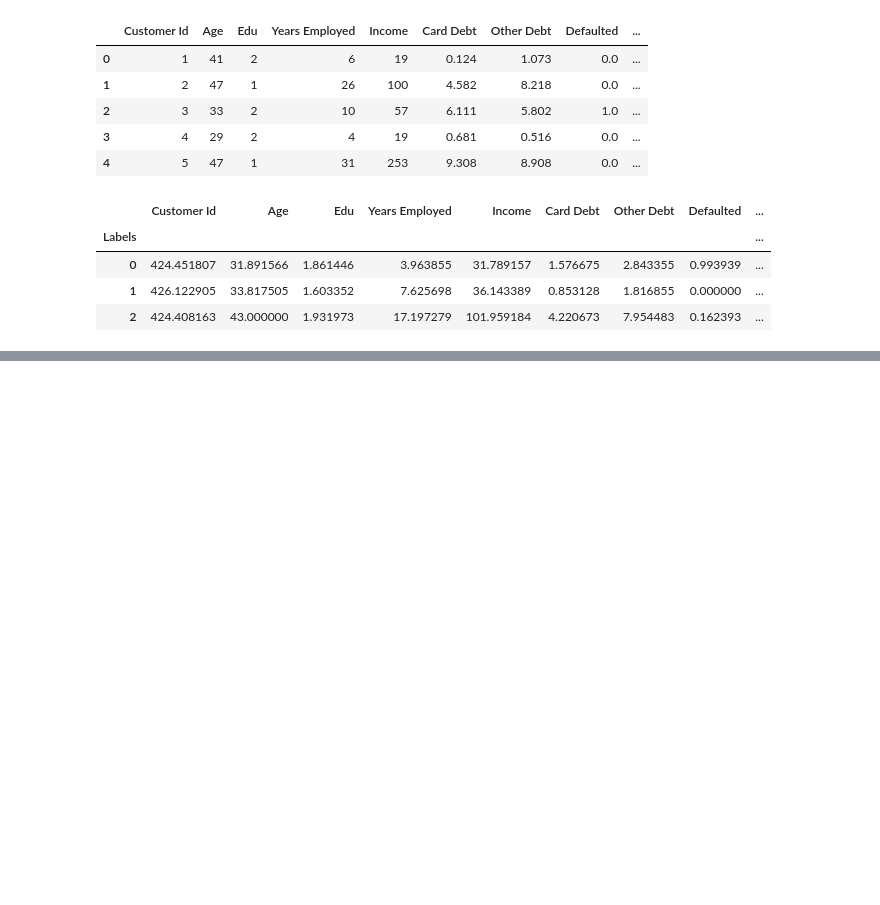
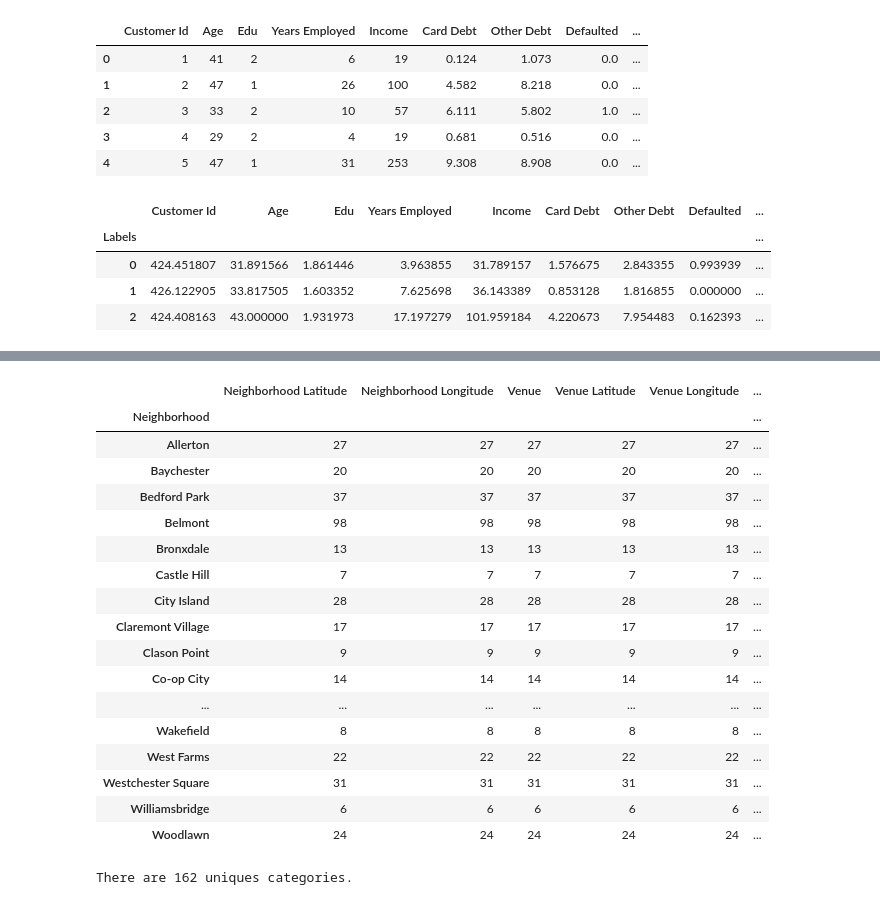
Before and after one commit to Pranjita1/clustering---kmeans, a Jupyter notebook: K_means_clustering.ipynb, the cells around one changed output, grey strips where cells are left out. Drawn from its saved outputs; the diff is of its cells as text; code cells hidden in the pictures; blank space fills up the shorter version.

```diff
--- a/K_means_clustering.ipynb
+++ b/K_means_clustering.ipynb
@@ -225,0 +482,12 @@ cust_df.groupby('Labels').mean()
+# %%
+# function that extracts the category of the venue
+def get_category_type(row):
+    try:
+        categories_list = row['categories']
+    except:
+        categories_list = row['venue.categories']
+
+    if len(categories_list) == 0:
+        return None
+    else:
+        return categories_list[0]['name']
@@ -225,0 +595,25 @@ cust_df.groupby('Labels').mean()
+# %%
+bronx_venues.groupby('Neighborhood').count()
+# %% [output]
+|  | Neighborhood Latitude | Neighborhood Longitude | Venue | Venue Latitude | Venue Longitude | ... |
+| Neighborhood |  |  |  |  |  | ... |
+| Allerton | 27 | 27 | 27 | 27 | 27 | ... |
+| Baychester | 20 | 20 | 20 | 20 | 20 | ... |
+| Bedford Park | 37 | 37 | 37 | 37 | 37 | ... |
+| Belmont | 98 | 98 | 98 | 98 | 98 | ... |
+| Bronxdale | 13 | 13 | 13 | 13 | 13 | ... |
+| Castle Hill | 7 | 7 | 7 | 7 | 7 | ... |
+| City Island | 28 | 28 | 28 | 28 | 28 | ... |
+| Claremont Village | 17 | 17 | 17 | 17 | 17 | ... |
+| Clason Point | 9 | 9 | 9 | 9 | 9 | ... |
+| Co-op City | 14 | 14 | 14 | 14 | 14 | ... |
+| ... | ... | ... | ... | ... | ... | ... |
+| Wakefield | 8 | 8 | 8 | 8 | 8 | ... |
+| West Farms | 22 | 22 | 22 | 22 | 22 | ... |
+| Westchester Square | 31 | 31 | 31 | 31 | 31 | ... |
+| Williamsbridge | 6 | 6 | 6 | 6 | 6 | ... |
+| Woodlawn | 24 | 24 | 24 | 24 | 24 | ... |
+# %%
+print('There are {} uniques categories.'.format(len(bronx_venues['Venue Category'].unique())))
+# %% [output]
+There are 162 uniques categories.
```
Also changed, not shown: parts of 48 cells of this notebook.
